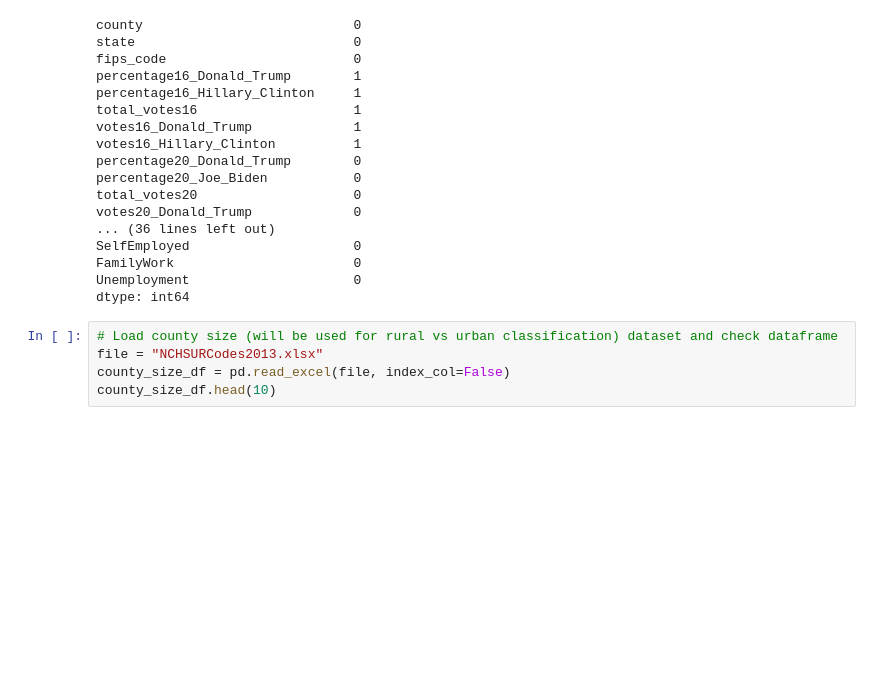
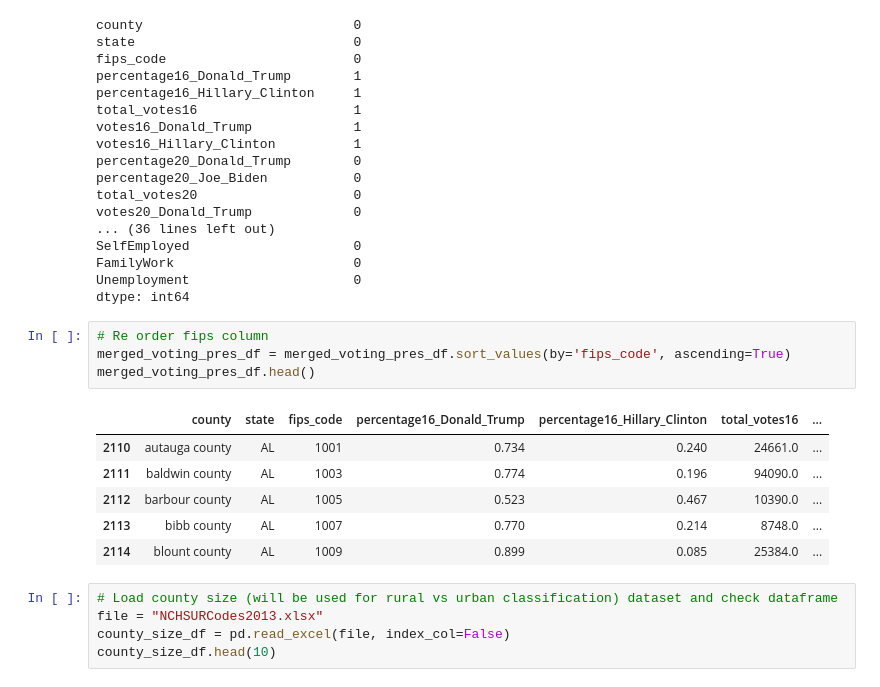
Before and after one commit to jbalooshie/covid-19-vaccine-hesitancy, a Jupyter notebook: Vaccine_Hesitancy_Data_Exploration.ipynb, the cells around one changed output. Saved outputs shown, nothing was run; the diff lists cells and outputs as text; blank space fills up the shorter version.

```diff
--- a/Vaccine_Hesitancy_Data_Exploration.ipynb
+++ b/Vaccine_Hesitancy_Data_Exploration.ipynb
@@ -577,6 +588,17 @@ SelfEmployed                     0
 FamilyWork                       0
 Unemployment                     0
 dtype: int64
+# %%
+# Re order fips column
+merged_voting_pres_df = merged_voting_pres_df.sort_values(by='fips_code', ascending=True)
+merged_voting_pres_df.head()
+# %% [output]
+|  | county | state | fips_code | percentage16_Donald_Trump | percentage16_Hillary_Clinton | total_votes16 | ... |
+| 2110 | autauga county | AL | 1001 | 0.734 | 0.240 | 24661.0 | ... |
+| 2111 | baldwin county | AL | 1003 | 0.774 | 0.196 | 94090.0 | ... |
+| 2112 | barbour county | AL | 1005 | 0.523 | 0.467 | 10390.0 | ... |
+| 2113 | bibb county | AL | 1007 | 0.770 | 0.214 | 8748.0 | ... |
+| 2114 | blount county | AL | 1009 | 0.899 | 0.085 | 25384.0 | ... |
 # %%
 # Load county size (will be used for rural vs urban classification) dataset and check dataframe
 file = "NCHSURCodes2013.xlsx"
```
Also changed, not shown: parts of 5 cells of this notebook, 3 other files.
